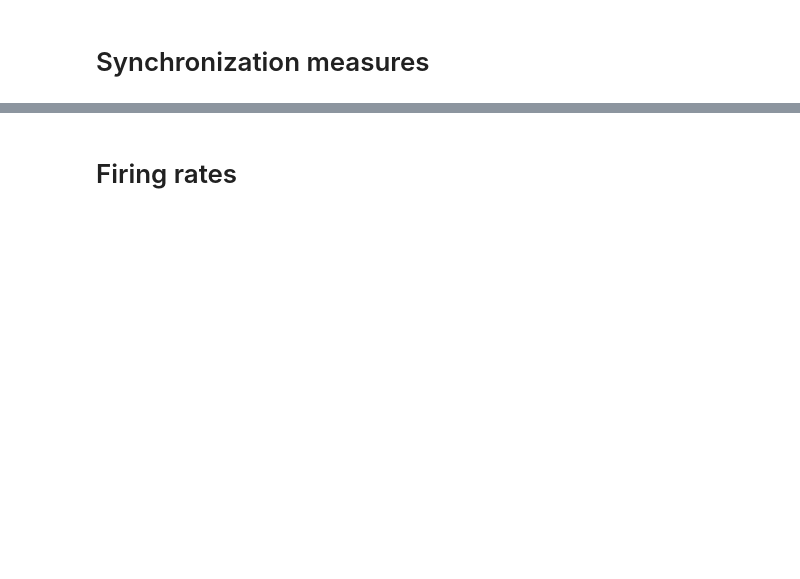
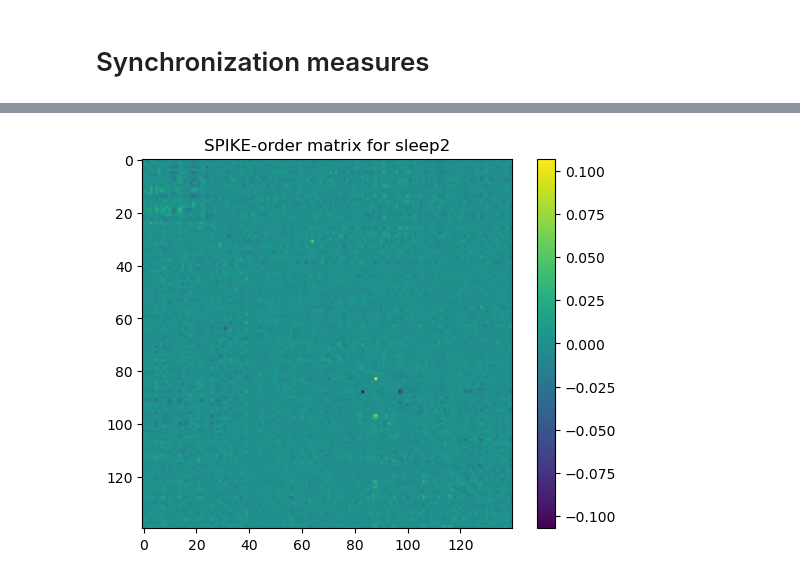
Before and after one commit to pietro-bozzo/CrossRegionCommunicationBH26, a Jupyter notebook: Code/test_synchronization.ipynb, the cells around one changed output, grey strips where cells are left out. Saved outputs shown, nothing was run; the diff lists cells and outputs as text; code cells hidden in the pictures; blank space fills up the shorter version.

Commit message:
Update with SPIKE-Order measure 29/01/2026

```diff
--- a/Code/test_synchronization.ipynb
+++ b/Code/test_synchronization.ipynb
@@ -171,12 +175,29 @@ def compute_spike_synchronization_statistics(spike_trains, protocol_name, tspan=
     reduced_y_profile = y_profile[mask]
 
     return spike_sync_matrix, (reduced_x_profile, reduced_y_profile)
+
+def compute_spike_order_statistics(spike_trains, protocol_name, tspan='complete'):
+    """
+    Compute SPIKE-distance matrix for the selected protocol spike-trains ensemble in a predefined time window (in seconds)
+    ...
+    """
+    idx = data['protocol_names'].index(protocol_name)
+
+    if tspan == 'complete':
+        tspan = None
+    elif (tspan[1]-tspan[0]) > (data['protocol_times'][idx][1]-data['protocol_times'][idx][0]):
+        raise ValueError("The selected time window exceeds the protocol duration.")
+
+    spike_sync_matrix = psk.spike_directionality_matrix(spike_trains, interval=tspan)
+
+    return spike_sync_matrix
 # %%
 #tspan = [0, 50]  # Time window in seconds
 #isi_data = compute_isi_distance_statistics(s2_pspikes_hpc + s2_pspikes_nr + s2_pspikes_pfc, protocol_to_investigate, tspan)
 isi_distance_full = compute_isi_distance_statistics(s2_pspikes_hpc + s2_pspikes_nr + s2_pspikes_pfc, protocol_to_investigate)
 spike_distance_full = compute_spike_distance_statistics(s2_pspikes_hpc + s2_pspikes_nr + s2_pspikes_pfc, protocol_to_investigate)
 spike_sync_full = compute_spike_synchronization_statistics(s2_pspikes_hpc + s2_pspikes_nr + s2_pspikes_pfc, protocol_to_investigate)
+spyke_order_full = compute_spike_order_statistics(s2_pspikes_hpc + s2_pspikes_nr + s2_pspikes_pfc, protocol_to_investigate)
 # %%
 plt.figure(figsize=(18,6))
 
@@ -199,2 +221,0 @@ plt.show()
-# %% [markdown]
-# Firing rates
@@ -266,0 +222,8 @@ plt.show()
+# %%
+plt.title(f'SPIKE-order matrix for {protocol_to_investigate}')
+plt.imshow(spyke_order_full)
+plt.colorbar()
+
+plt.show()
+# %% [output]
+[figure, added]
```
Also changed, not shown: parts of 7 cells of this notebook.
